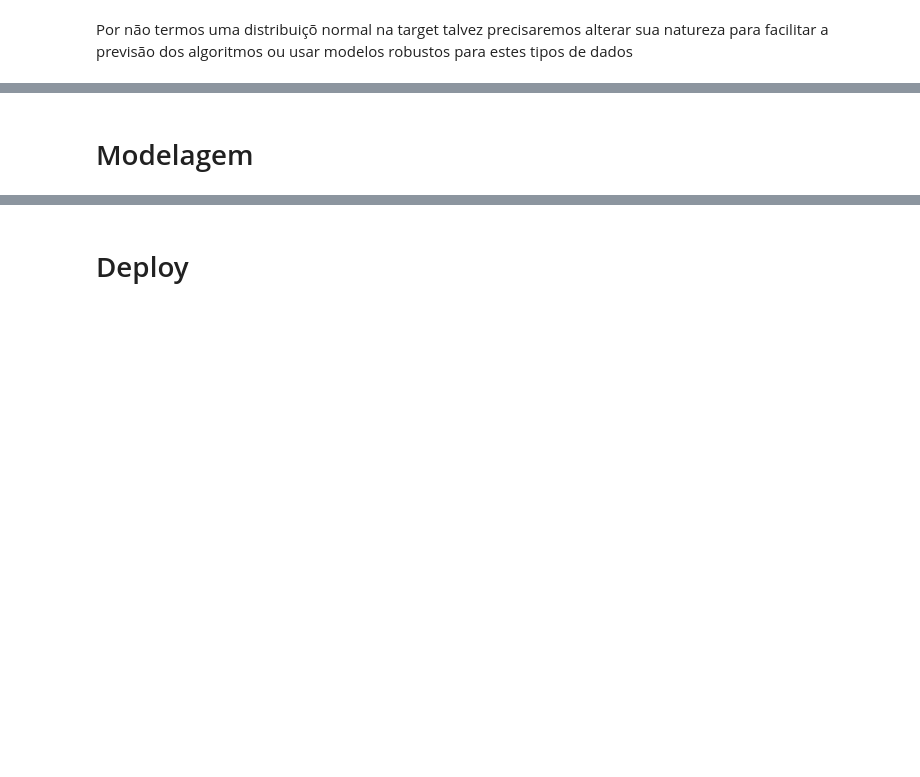
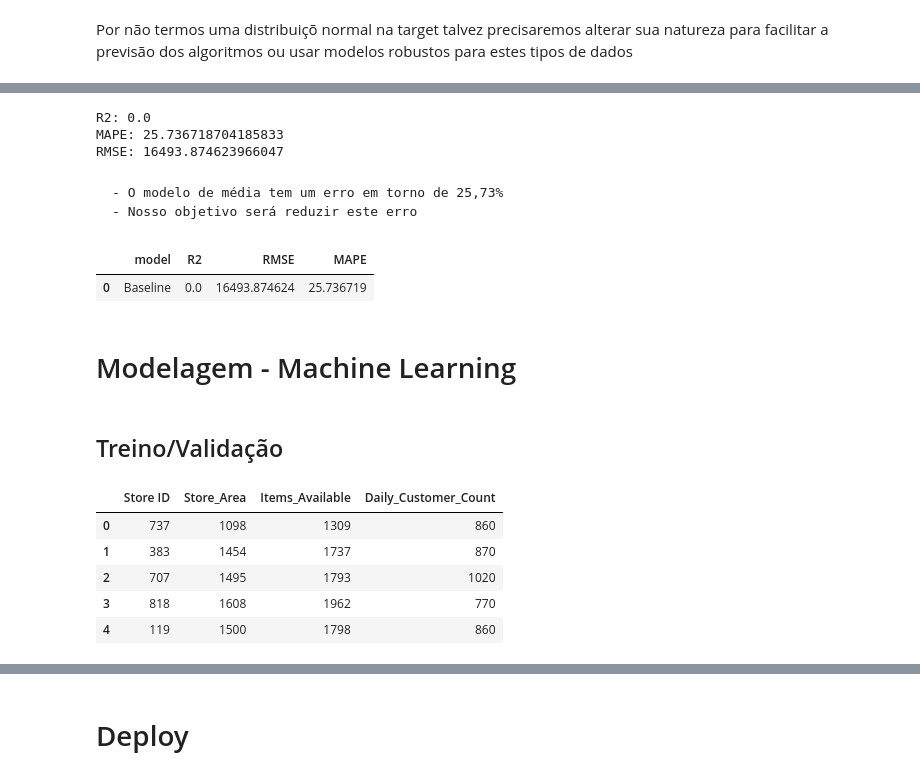
Before and after one commit to Eric-Oliveira-ds/Supermarket-store-sales-prediction, a Jupyter notebook: notebooks/Supermarket Store Sales Prediction.ipynb, the cells around one changed output, grey strips where cells are left out. Cells and saved outputs as stored; diff of their text form; code cells hidden in the pictures; blank space fills up the shorter version.

```diff
--- a/notebooks/Supermarket Store Sales Prediction.ipynb
+++ b/notebooks/Supermarket Store Sales Prediction.ipynb
@@ -301,0 +322,11 @@ Por não termos uma distribuiçõ normal na target talvez precisaremos alterar s
+# %%
+print("R2:", R2)
+print("MAPE:", MAPE)
+print("RMSE:", RMSE)
+# %% [output]
+R2: 0.0
+MAPE: 25.736718704185833
+RMSE: 16493.874623966047
+# %% [markdown]
+    - O modelo de média tem um erro em torno de 25,73%
+    - Nosso objetivo será reduzir este erro
@@ -302,2 +339,22 @@ Por não termos uma distribuiçõ normal na target talvez precisaremos alterar s
+# %%
+models_score
+# %% [output]
+|  | model | R2 | RMSE | MAPE |
+| 0 | Baseline | 0.0 | 16493.874624 | 25.736719 |
 # %% [markdown]
-# Modelagem
+# Modelagem - Machine Learning
+# %% [markdown]
+## Treino/Validação
+# %%
+# Separar variáveis independentes e dependente
+X = df_train.drop(['Store_Sales'], axis=1)
+y = df_train['Store_Sales']
+# %%
+X.head()
+# %% [output]
+|  | Store ID | Store_Area | Items_Available | Daily_Customer_Count |
+| 0 | 737 | 1098 | 1309 | 860 |
+| 1 | 383 | 1454 | 1737 | 870 |
+| 2 | 707 | 1495 | 1793 | 1020 |
+| 3 | 818 | 1608 | 1962 | 770 |
+| 4 | 119 | 1500 | 1798 | 860 |
```
Also changed, not shown: parts of 15 cells of this notebook, 1 other file.
